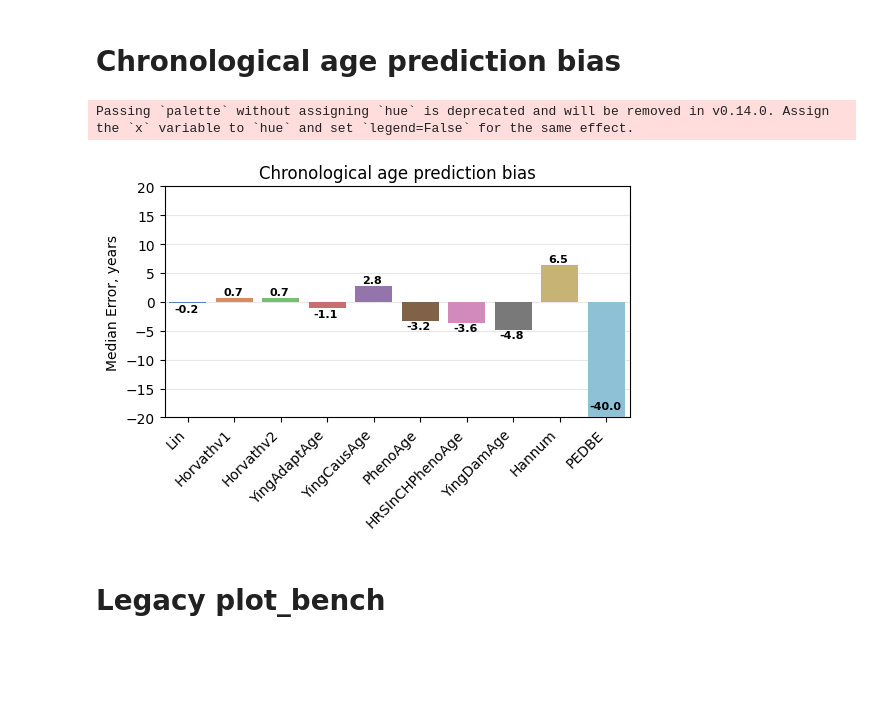
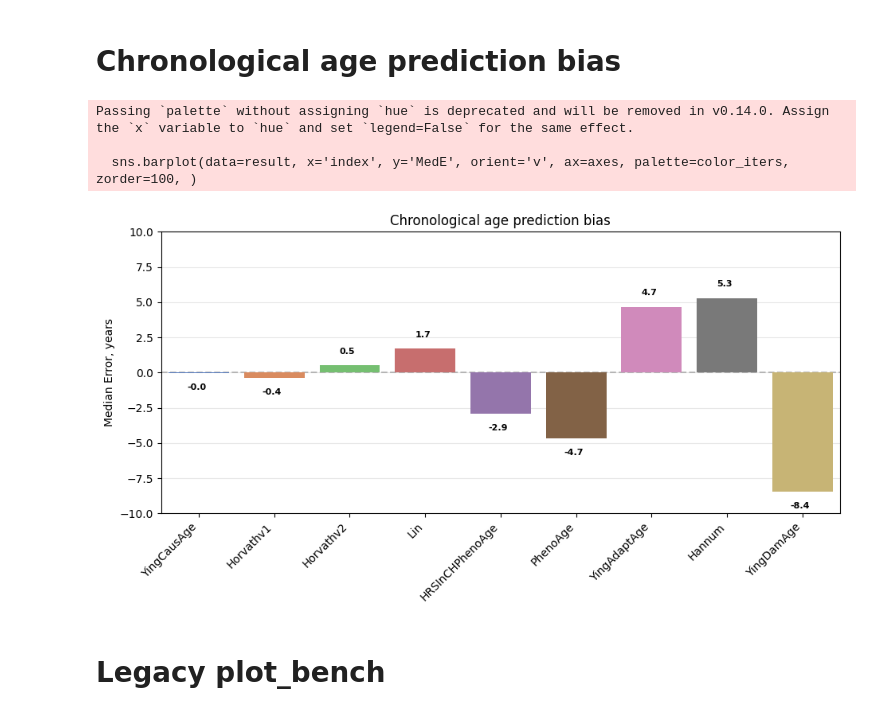
Before and after one commit to ComputationalAgingLab/ComputAge, a Jupyter notebook: benchplots.ipynb, the cells around one changed output. Saved outputs shown, nothing was run; the diff lists cells and outputs as text; code cells hidden in the pictures; blank space fills up the shorter version.

```diff
--- a/benchplots.ipynb
+++ b/benchplots.ipynb
@@ -70,14 +67,16 @@ Passing `palette` without assigning `hue` is deprecated and will be removed in v
 # %% [markdown]
 # Chronological age prediction bias
 # %%
-result = pd.read_csv('tmp_bench_results/prefinal1_bench_CA_pred_bias.csv', index_col=0)
+result = pd.read_csv('tmp_bench_results/prefinal2_bench_CA_pred_bias.csv', index_col=0)
 
-ax = plot_bias(result, figsize=(5.5, 2.7))
+ax = plot_bias(result, figsize=(11, 4.6), ylims=[-10, 10])
 plt.savefig('figures/main/AA_bias_main.pdf', format='pdf', dpi=180)
 plt.show()
 # %% [output]
 Passing `palette` without assigning `hue` is deprecated and will be removed in v0.14.0. Assign the `x` variable to `hue` and set `legend=False` for the same effect.
+
+  sns.barplot(data=result, x='index', y='MedE', orient='v', ax=axes, palette=color_iters, zorder=100, )
-[figure, old version]
+[figure, new version]
 # %% [markdown]
 # Legacy plot_bench
 # %%
```
Also changed, not shown: parts of 5 cells of this notebook, 5 other files.
